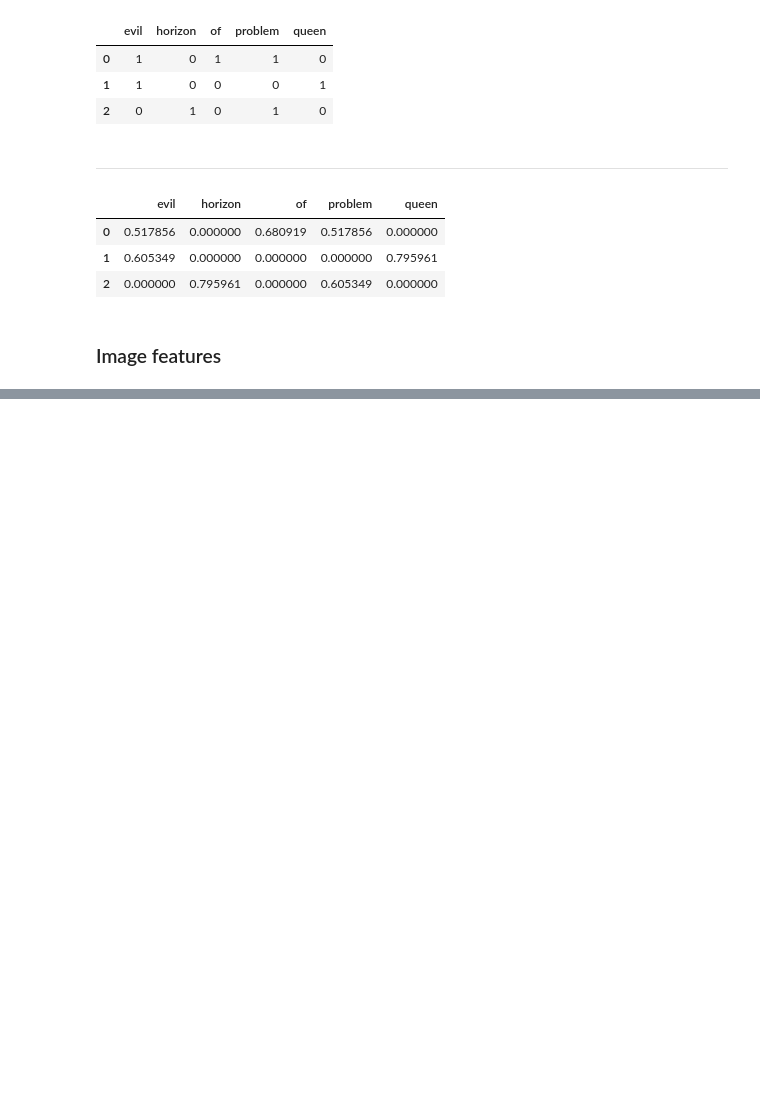
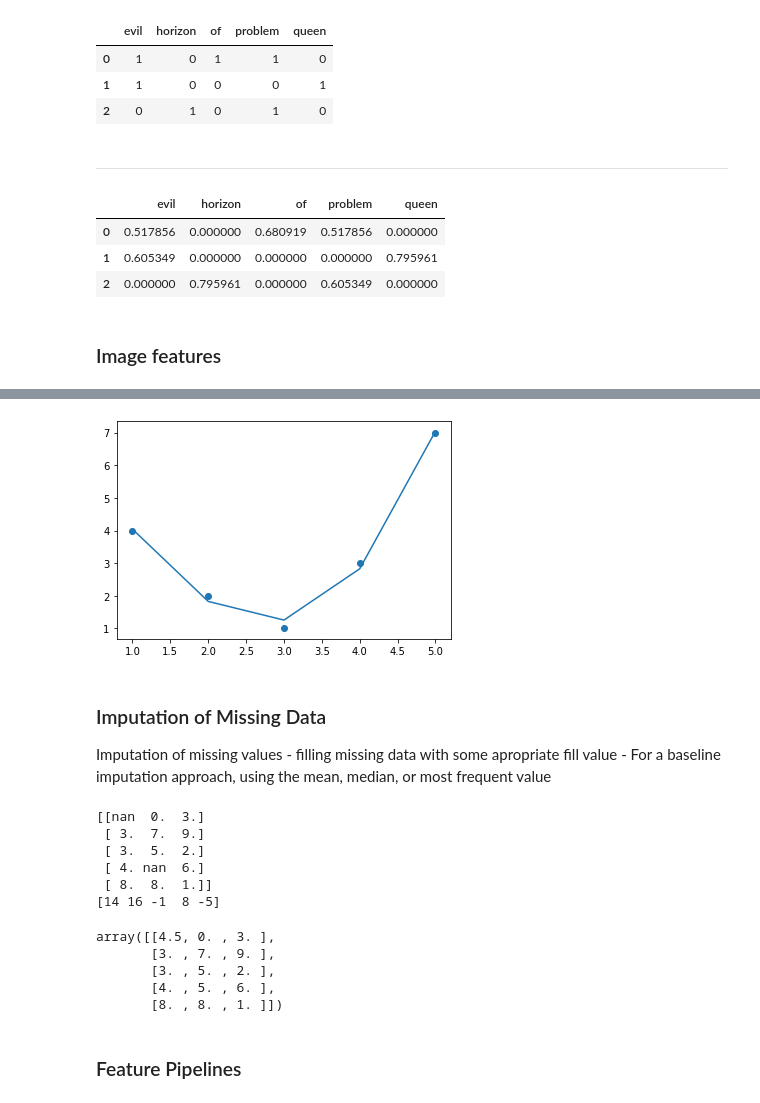
Before and after one commit to richdayandnight/data-science-notebook, a Jupyter notebook: python-data-science-handbook/Chapter 5 Machine Learning_Feature Engineering.ipynb, the cells around one changed output, grey strips where cells are left out. Drawn from its saved outputs; the diff is of its cells as text; code cells hidden in the pictures; blank space fills up the shorter version.

```diff
--- a/python-data-science-handbook/Chapter 5 Machine Learning_Feature Engineering.ipynb
+++ b/python-data-science-handbook/Chapter 5 Machine Learning_Feature Engineering.ipynb
@@ -132,0 +174,43 @@ pd.DataFrame(X.toarray(), columns=vec.get_feature_names())
+# %%
+model = LinearRegression().fit(X2, y)
+yfit = model.predict(X2)
+plt.scatter(x, y)
+plt.plot(x, yfit);
+# %% [output]
+[figure, added]
+# %% [markdown]
+### Imputation of Missing Data
+
+Imputation of missing values
+    - filling missing data with some apropriate fill value
+    - For a baseline imputation approach, using the mean, median, or most frequent value
+# %%
+from numpy import nan
+X = np.array([[ nan, 0, 3 ],
+[ 3, 7, 9 ],
+[ 3, 5, 2 ],
+[ 4, nan, 6 ],
+[ 8, 8, 1 ]])
+y = np.array([14, 16, -1, 8, -5])
+print(X)
+print(y)
+# %% [output]
+[[nan  0.  3.]
+ [ 3.  7.  9.]
+ [ 3.  5.  2.]
+ [ 4. nan  6.]
+ [ 8.  8.  1.]]
+[14 16 -1  8 -5]
+# %%
+from sklearn.impute import SimpleImputer
+imp = SimpleImputer(strategy='mean')
+X2 = imp.fit_transform(X)
+X2 # two missing values have been replaced with the mean of the remaining values in the column
+# %% [output]
+array([[4.5, 0. , 3. ],
+       [3. , 7. , 9. ],
+       [3. , 5. , 2. ],
+       [4. , 5. , 6. ],
+       [8. , 8. , 1. ]])
+# %% [markdown]
+### Feature Pipelines
```
Also changed, not shown: parts of 8 cells of this notebook.
